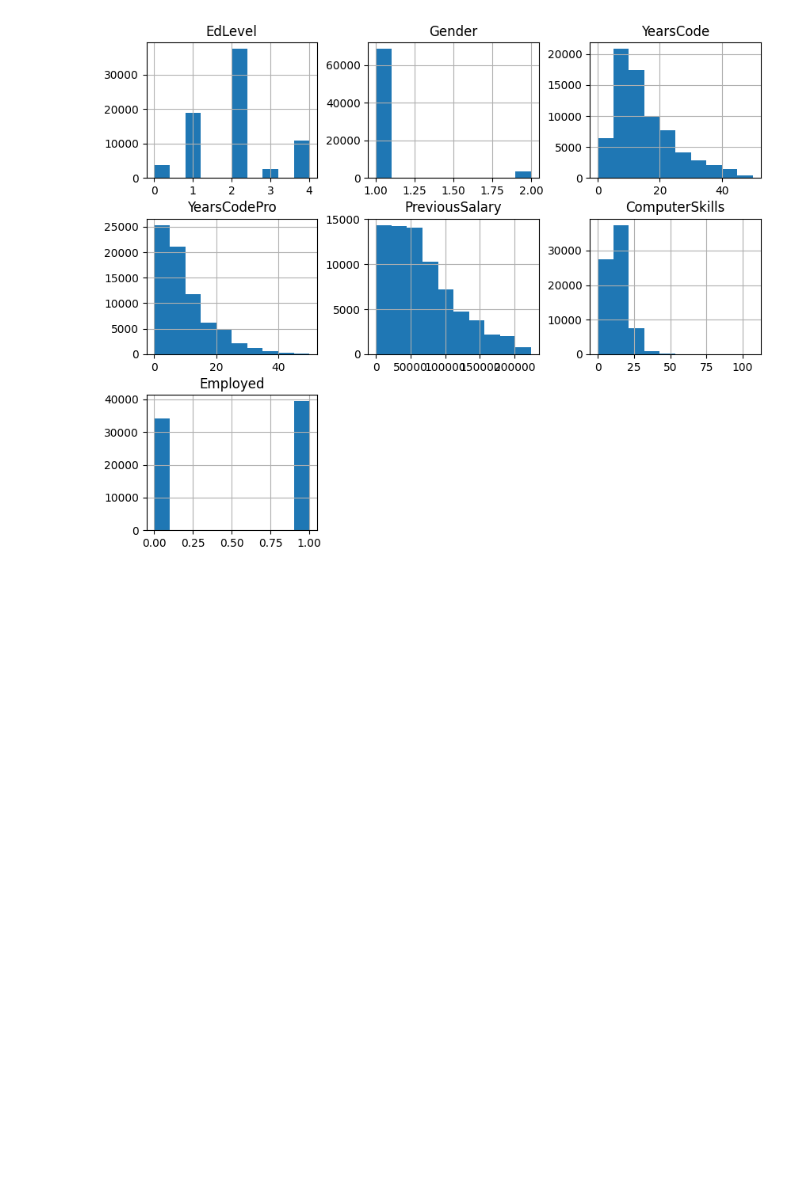
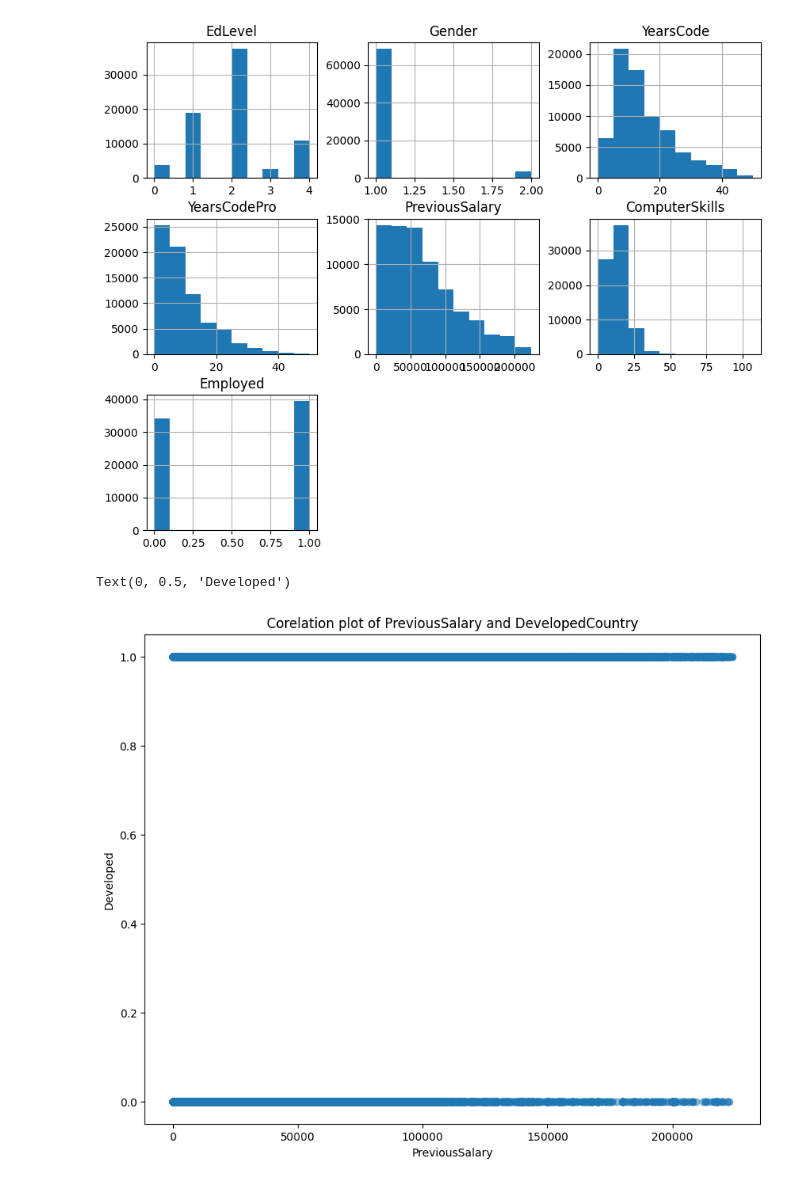
Before and after one commit to mbroda2000/Python_projekt, a Jupyter notebook: Corelation_matrix_and_information.ipynb, the cells around one changed output. Drawn from its saved outputs; the diff is of its cells as text; code cells hidden in the pictures; blank space fills up the shorter version.

```diff
--- a/Corelation_matrix_and_information.ipynb
+++ b/Corelation_matrix_and_information.ipynb
@@ -120,3 +120,14 @@ array([[<Axes: title={'center': 'EdLevel'}>,
        [<Axes: title={'center': 'Employed'}>, <Axes: >, <Axes: >]],
       dtype=object)
 [figure]
+# %%
+import matplotlib.pyplot as plt
+
+plt.figure(figsize=(10, 8))
+plt.scatter( new_data['PreviousSalary'],new_data['Developed'], alpha=0.5)
+plt.title('Corelation plot of PreviousSalary and DevelopedCountry')
+plt.xlabel('PreviousSalary')
+plt.ylabel('Developed')
+# %% [output]
+Text(0, 0.5, 'Developed')
+[figure, added]
```
Also changed, not shown: parts of 7 cells of this notebook.
